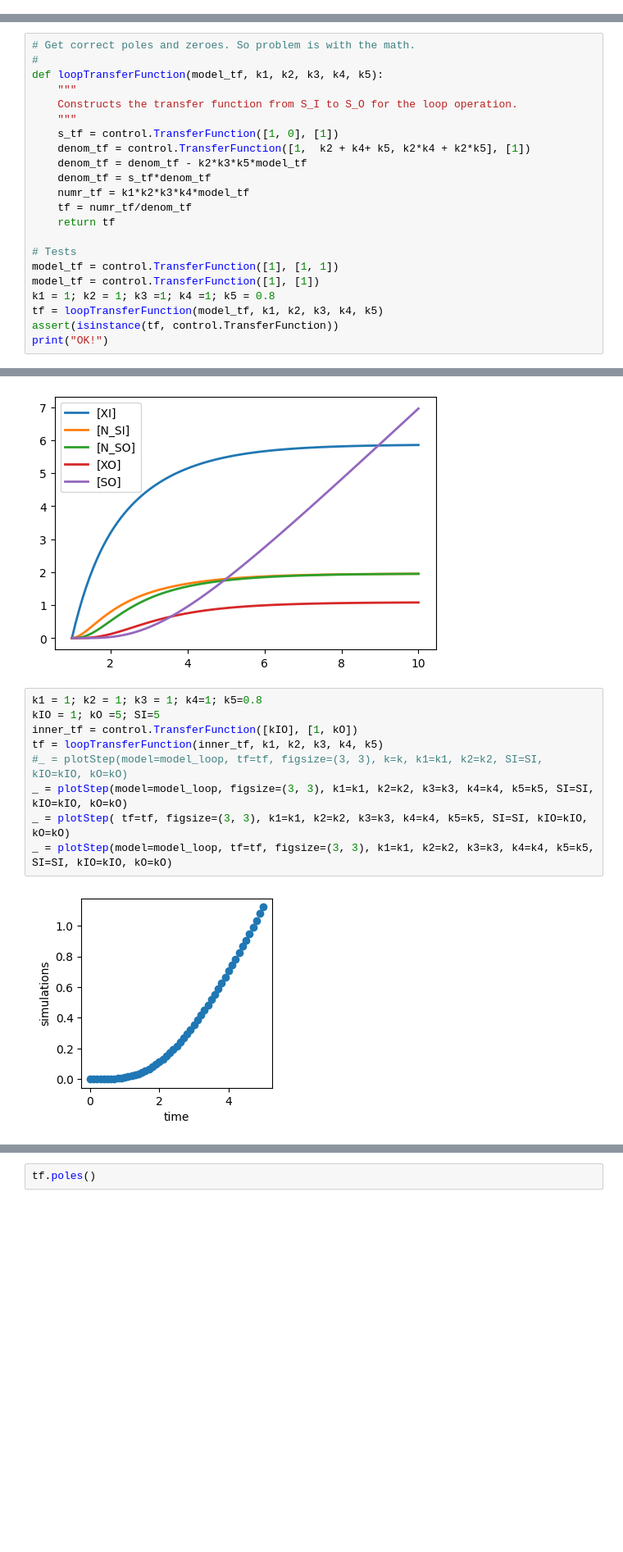
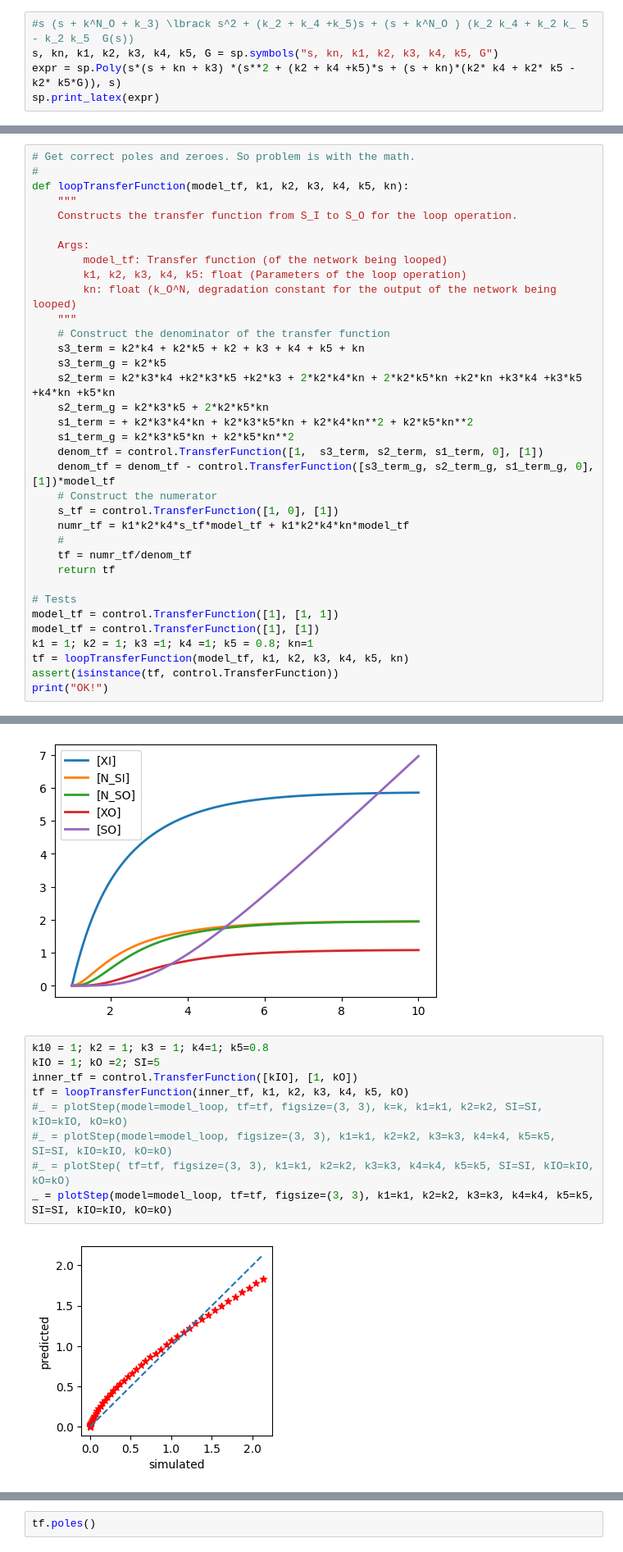
Before and after one commit to joseph-hellerstein/linear_reaction_networks, a Jupyter notebook: notebooks/Theory_Of_Approximate_Reaction_Networks.ipynb, the cells around one changed output, grey strips where cells are left out. Shown at 82% size. Saved outputs shown, nothing was run; the diff lists cells and outputs as text; blank space fills up the shorter version.

Commit message:
Refined loop model

```diff
--- a/notebooks/Theory_Of_Approximate_Reaction_Networks.ipynb
+++ b/notebooks/Theory_Of_Approximate_Reaction_Networks.ipynb
@@ -289,3 +267,8 @@ Observe that:
 2. If $k \rightarrow 0$, then we have a zero at 0 and a new pole.
 3. Clean up the symbols. Use $X_I, X_O$.
 4. The expression is strange because the step response should not be finite. Missing a 1/s? Have a problem with the slope as well.
+# %%
+#s (s + k^N_O + k_3) \lbrack s^2 + (k_2 + k_4 +k_5)s + (s + k^N_O ) (k_2 k_4 + k_2 k_ 5 - k_2 k_5  G(s))
+s, kn, k1, k2, k3, k4, k5, G = sp.symbols("s, kn, k1, k2, k3, k4, k5, G")
+expr = sp.Poly(s*(s + kn + k3) *(s**2 + (k2 + k4 +k5)*s + (s + kn)*(k2* k4 + k2* k5 - k2* k5*G)), s)
+sp.print_latex(expr)
@@ -374,23 +362,36 @@ H(s) & = & \frac{ k_1  k_2 k_3 k_4 G(s)}
 # %%
 # Get correct poles and zeroes. So problem is with the math.
 #
-def loopTransferFunction(model_tf, k1, k2, k3, k4, k5):
+def loopTransferFunction(model_tf, k1, k2, k3, k4, k5, kn):
     """
     Constructs the transfer function from S_I to S_O for the loop operation.
+
+    Args:
+        model_tf: Transfer function (of the network being looped)
+        k1, k2, k3, k4, k5: float (Parameters of the loop operation)
+        kn: float (k_O^N, degradation constant for the output of the network being looped)
     """
+    # Construct the denominator of the transfer function
+    s3_term = k2*k4 + k2*k5 + k2 + k3 + k4 + k5 + kn
+    s3_term_g = k2*k5
+    s2_term = k2*k3*k4 +k2*k3*k5 +k2*k3 + 2*k2*k4*kn + 2*k2*k5*kn +k2*kn +k3*k4 +k3*k5 +k4*kn +k5*kn
+    s2_term_g = k2*k3*k5 + 2*k2*k5*kn
+    s1_term = + k2*k3*k4*kn + k2*k3*k5*kn + k2*k4*kn**2 + k2*k5*kn**2
+    s1_term_g = k2*k3*k5*kn + k2*k5*kn**2
+    denom_tf = control.TransferFunction([1,  s3_term, s2_term, s1_term, 0], [1])
+    denom_tf = denom_tf - control.TransferFunction([s3_term_g, s2_term_g, s1_term_g, 0], [1])*model_tf
+    # Construct the numerator
     s_tf = control.TransferFunction([1, 0], [1])
-    denom_tf = control.TransferFunction([1,  k2 + k4+ k5, k2*k4 + k2*k5], [1])
-    denom_tf = denom_tf - k2*k3*k5*model_tf
-    denom_tf = s_tf*denom_tf
-    numr_tf = k1*k2*k3*k4*model_tf
+    numr_tf = k1*k2*k4*s_tf*model_tf + k1*k2*k4*kn*model_tf
+    #
     tf = numr_tf/denom_tf
     return tf
 
 # Tests
 model_tf = control.TransferFunction([1], [1, 1])
 model_tf = control.TransferFunction([1], [1])
-k1 = 1; k2 = 1; k3 =1; k4 =1; k5 = 0.8
-tf = loopTransferFunction(model_tf, k1, k2, k3, k4, k5)
+k1 = 1; k2 = 1; k3 =1; k4 =1; k5 = 0.8; kn=1
+tf = loopTransferFunction(model_tf, k1, k2, k3, k4, k5, kn)
 assert(isinstance(tf, control.TransferFunction))
 print("OK!")
 # %% [output]
@@ -436,13 +437,13 @@ rr.plot()
 # %% [output]
 [figure]
 # %%
-k1 = 1; k2 = 1; k3 = 1; k4=1; k5=0.8
-kIO = 1; kO =5; SI=5
+k10 = 1; k2 = 1; k3 = 1; k4=1; k5=0.8
+kIO = 1; kO =2; SI=5
 inner_tf = control.TransferFunction([kIO], [1, kO])
-tf = loopTransferFunction(inner_tf, k1, k2, k3, k4, k5)
+tf = loopTransferFunction(inner_tf, k1, k2, k3, k4, k5, kO)
 #_ = plotStep(model=model_loop, tf=tf, figsize=(3, 3), k=k, k1=k1, k2=k2, SI=SI, kIO=kIO, kO=kO)
-_ = plotStep(model=model_loop, figsize=(3, 3), k1=k1, k2=k2, k3=k3, k4=k4, k5=k5, SI=SI, kIO=kIO, kO=kO)
-_ = plotStep( tf=tf, figsize=(3, 3), k1=k1, k2=k2, k3=k3, k4=k4, k5=k5, SI=SI, kIO=kIO, kO=kO)
+#_ = plotStep(model=model_loop, figsize=(3, 3), k1=k1, k2=k2, k3=k3, k4=k4, k5=k5, SI=SI, kIO=kIO, kO=kO)
+#_ = plotStep( tf=tf, figsize=(3, 3), k1=k1, k2=k2, k3=k3, k4=k4, k5=k5, SI=SI, kIO=kIO, kO=kO)
 _ = plotStep(model=model_loop, tf=tf, figsize=(3, 3), k1=k1, k2=k2, k3=k3, k4=k4, k5=k5, SI=SI, kIO=kIO, kO=kO)
 # %% [output]
-[figure, old version]
+[figure, new version]
```
Also changed, not shown: parts of 7 cells of this notebook.
